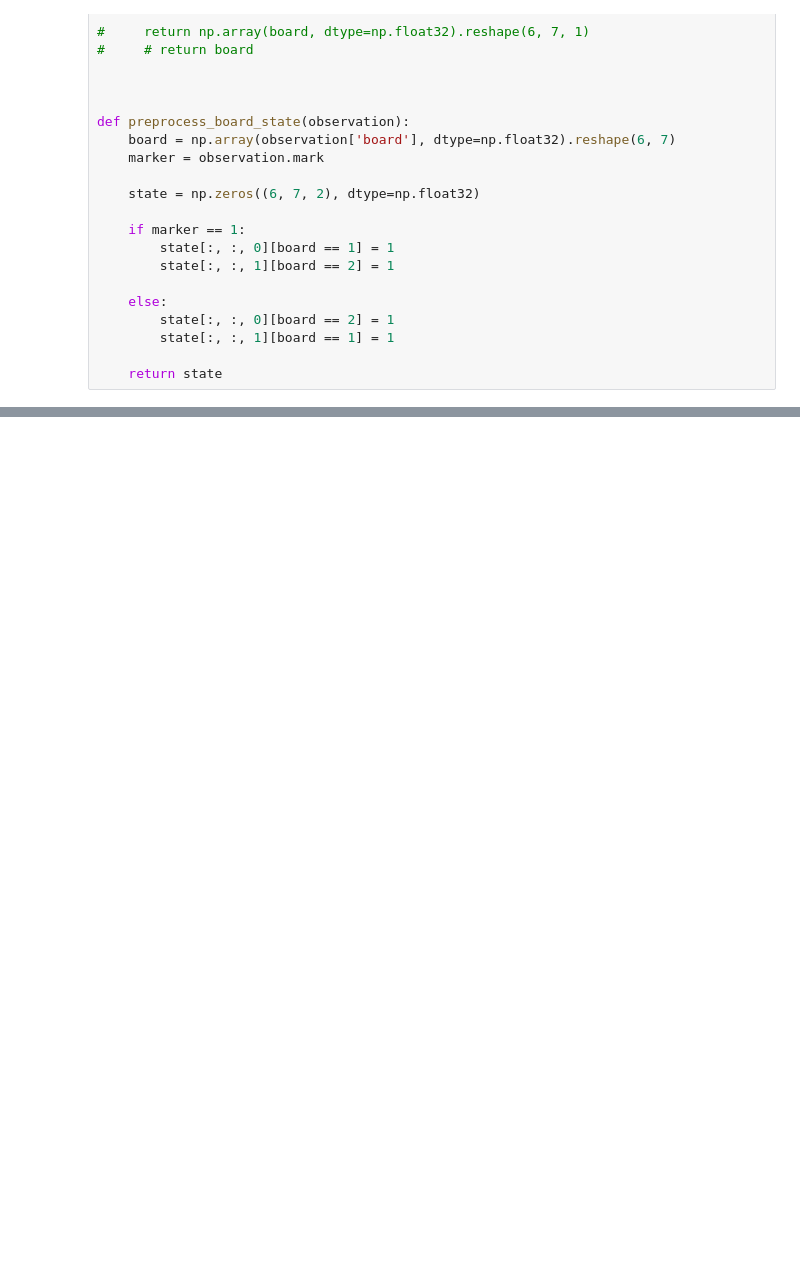
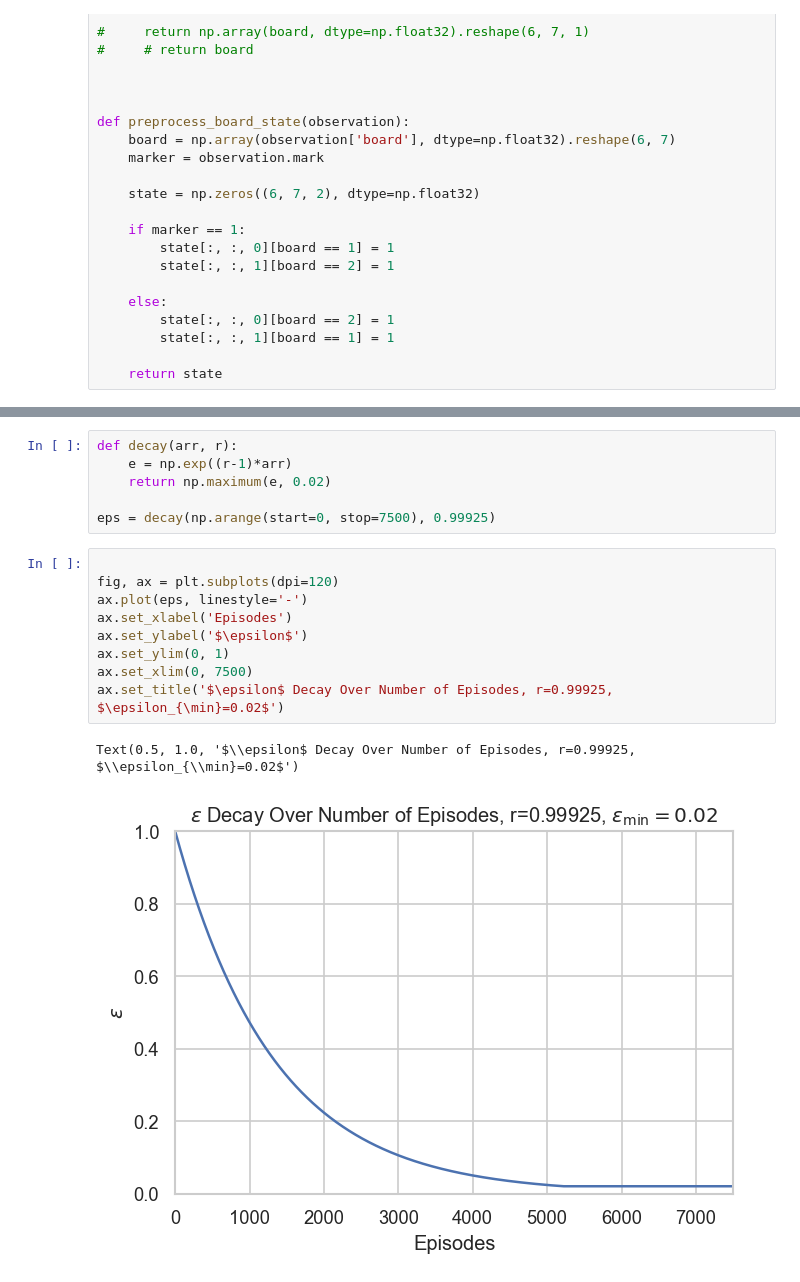
Before and after one commit to LiquidMethane/D3QN-Connect4, a Jupyter notebook: D3QN_testing.ipynb, the cells around one changed output, grey strips where cells are left out. Saved outputs shown, nothing was run; the diff lists cells and outputs as text; blank space fills up the shorter version.

```diff
--- a/D3QN_testing.ipynb
+++ b/D3QN_testing.ipynb
@@ -78,0 +152,18 @@ env.render(mode="ipython", width=500, height=450)
+# %%
+def decay(arr, r):
+    e = np.exp((r-1)*arr)
+    return np.maximum(e, 0.02)
+
+eps = decay(np.arange(start=0, stop=7500), 0.99925)
+# %%
+
+fig, ax = plt.subplots(dpi=120)
+ax.plot(eps, linestyle='-')
+ax.set_xlabel('Episodes')
+ax.set_ylabel('$\epsilon$')
+ax.set_ylim(0, 1)
+ax.set_xlim(0, 7500)
+ax.set_title('$\epsilon$ Decay Over Number of Episodes, r=0.99925, $\epsilon_{\min}=0.02$')
+# %% [output]
+Text(0.5, 1.0, '$\\epsilon$ Decay Over Number of Episodes, r=0.99925, $\\epsilon_{\\min}=0.02$')
+[figure, added]
```
Also changed, not shown: parts of 8 cells of this notebook, 3 other files.
